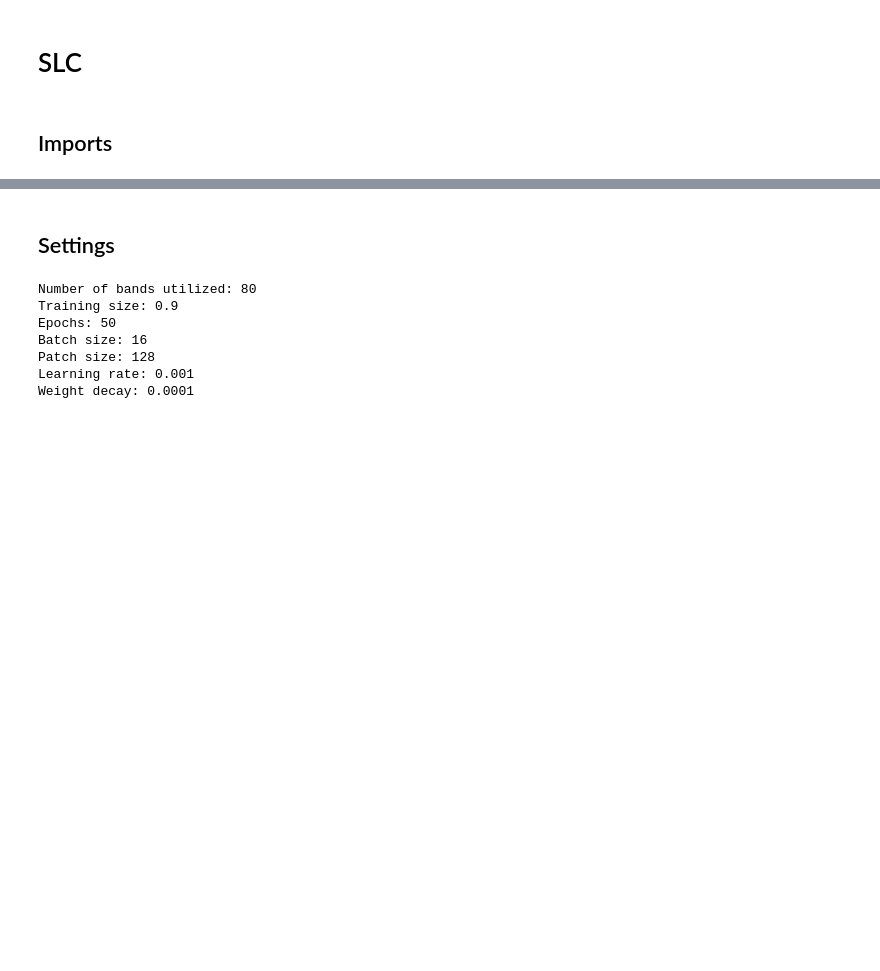
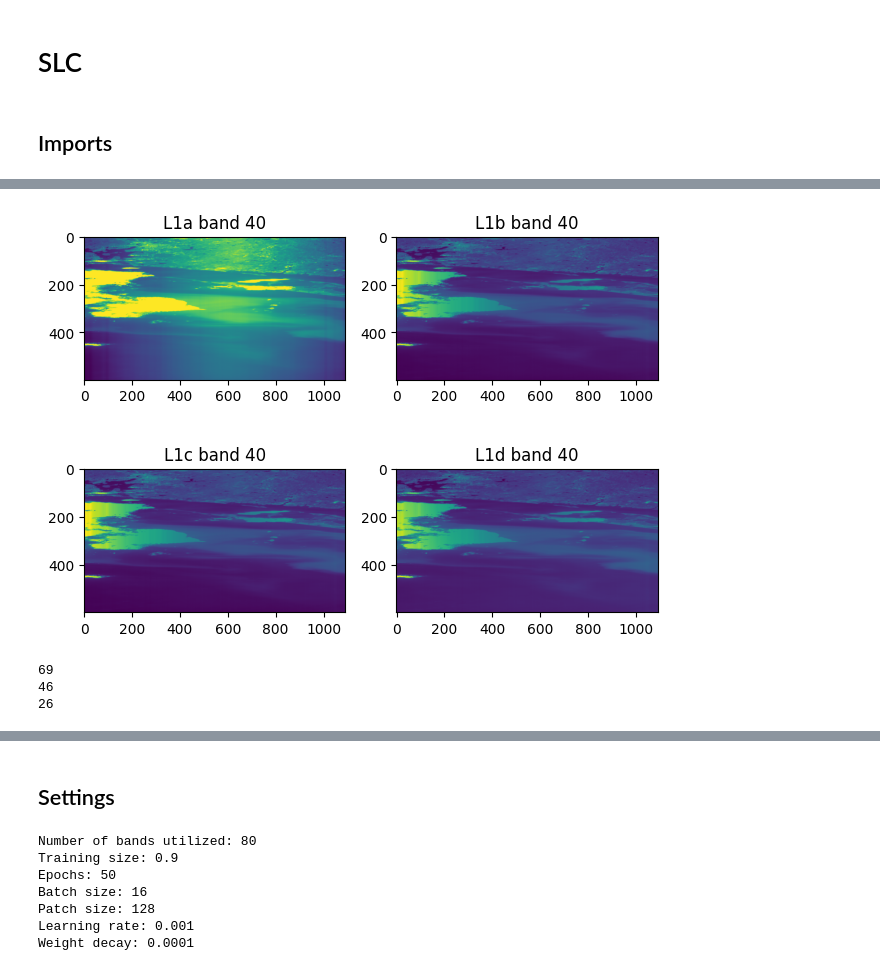
Before and after one commit to philipcmd/WaveSeg, a Jupyter notebook: SLC_Validation.ipynb, the cells around one changed output, grey strips where cells are left out. Cells and saved outputs as stored; diff of their text form; code cells hidden in the pictures; blank space fills up the shorter version.

Commit message:
Updated after labelling data

```diff
--- a/SLC_Validation.ipynb
+++ b/SLC_Validation.ipynb
@@ -58,0 +265,47 @@ ModuleNotFoundError: No module named 'hypso'
+# %%
+l1a_cube = satobj_h1.l1a_cube
+l1b_cube = satobj_h1.l1b_cube
+l1c_cube = satobj_h1.l1c_cube
+l1d_cube = satobj_h1.l1d_cube
+
+band = 40
+
+# Create a figure and a 2x2 grid of subplots
+fig, axs = plt.subplots(2, 2)
+
+# Plot data on each subplot
+axs[0, 0].imshow(l1a_cube[:,:,band])
+axs[0, 0].set_title('L1a band ' + str(band))
+
+axs[0, 1].imshow(l1b_cube[:,:,band])
+axs[0, 1].set_title('L1b band ' + str(band))
+
+axs[1, 0].imshow(l1c_cube[:,:,band])
+axs[1, 0].set_title('L1c band ' + str(band))
+
+axs[1, 1].imshow(l1d_cube[:,:,band])
+axs[1, 1].set_title('L1d band ' + str(band))
+
+# Adjust layout to prevent overlap
+plt.tight_layout()
+
+# Display the plot
+plt.show()
+# %% [output]
+[figure, added]
+# %%
+# Get wavelengths of capture
+satobj_h1.wavelengths
+
+# Get band index of wavelength
+red_wl = 630
+green_wl = 550
+blue_wl = 480
+
+print(get_closest_wavelength_index(satobj_h1, red_wl))
+print(get_closest_wavelength_index(satobj_h1, green_wl))
+print(get_closest_wavelength_index(satobj_h1, blue_wl))
+# %% [output]
+69
+46
+26
```
Also changed, not shown: parts of 8 cells of this notebook.
